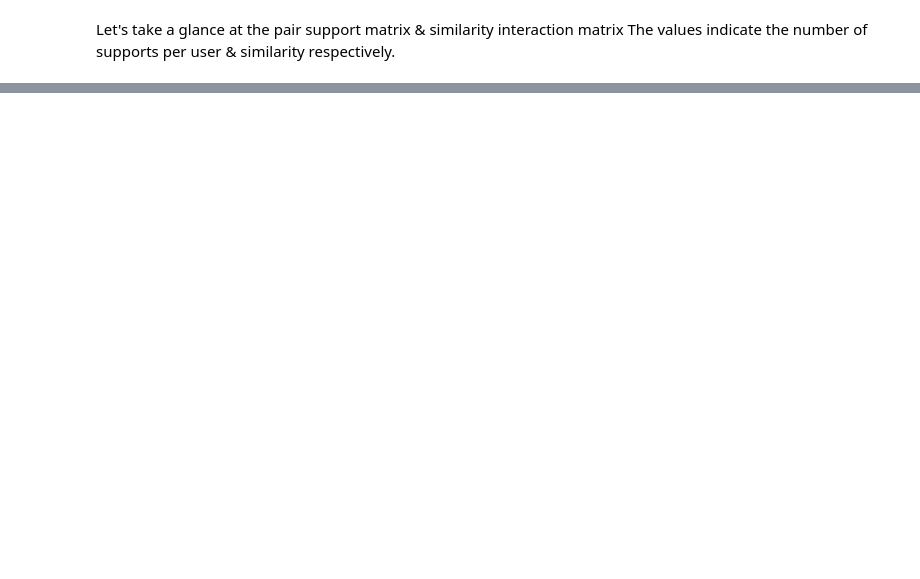
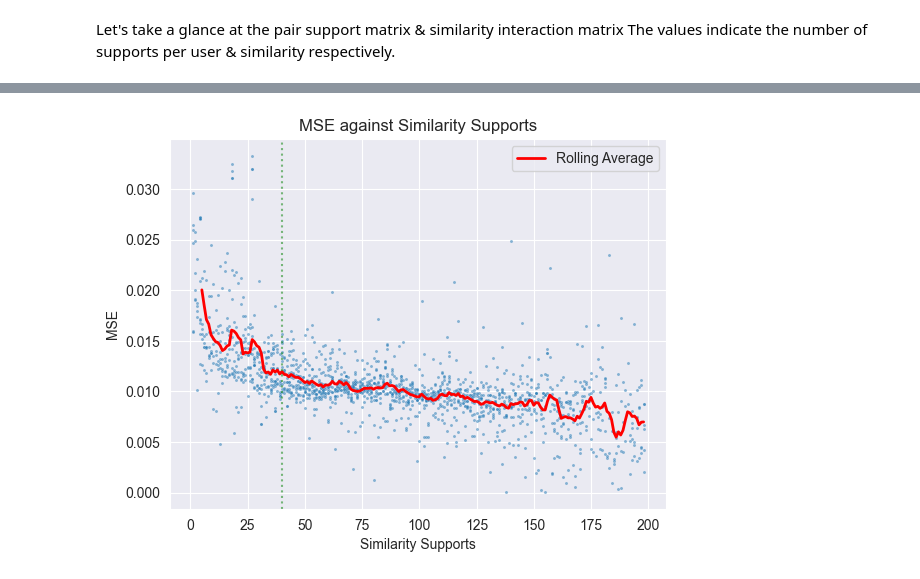
Before and after one commit to Eve-ning/opal, a Jupyter notebook: opal/nbs/player_similarity_support.ipynb, the cells around one changed output, grey strips where cells are left out. Drawn from its saved outputs; the diff is of its cells as text; code cells hidden in the pictures; blank space fills up the shorter version.

```diff
--- a/opal/nbs/player_similarity_support.ipynb
+++ b/opal/nbs/player_similarity_support.ipynb
@@ -98,9 +70,0 @@ We put a threshold to the number of supports by boolean masking `df_support`
-# %%
-fig, axs = plt.subplots(2, 2, figsize=(5, 4))
-
-for thres, ax in zip((10, 20, 30, 40), axs.flatten()):
-    df_sim_thres = df_sim.copy(deep=True)
-    sns.heatmap(df_sim_thres[df_support > thres], yticklabels=False, xticklabels=False, ax=ax)
-    ax.set_title(f"Threshold {thres}")
-
-fig.tight_layout()
@@ -130,0 +172,24 @@ evals
+# %%
+data = df_support_mse.reset_index().astype(float)
+_ = sns.scatterplot(
+    x='similarity_support',
+    y='mse',
+    data=data,
+    s=5,
+    alpha=0.5
+)
+_ = sns.lineplot(
+    x='similarity_support',
+    y='mse',
+    data=data.groupby('similarity_support').mean().rolling(5).mean(),
+    color='red',
+    linewidth=2,
+    label='Rolling Average'
+)
+_ = plt.legend()
+_ = plt.axvline(40, alpha=0.5, color='green', linestyle='dotted')
+_ = plt.title("MSE against Similarity Supports")
+_ = plt.xlabel("Similarity Supports")
+_ = plt.ylabel("MSE")
+# %% [output]
+[figure, added]
```
Also changed, not shown: parts of 22 cells of this notebook.
